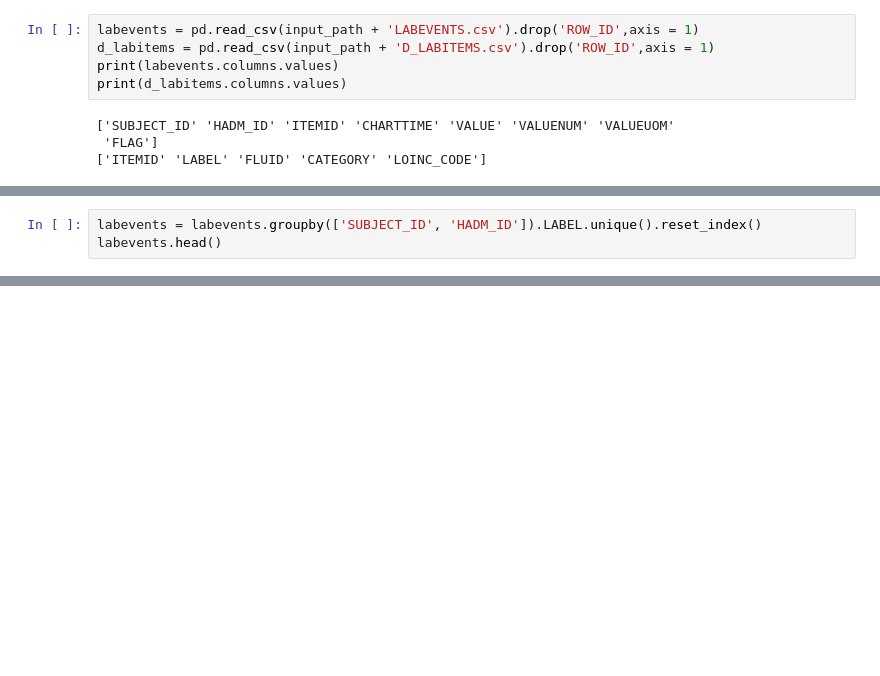
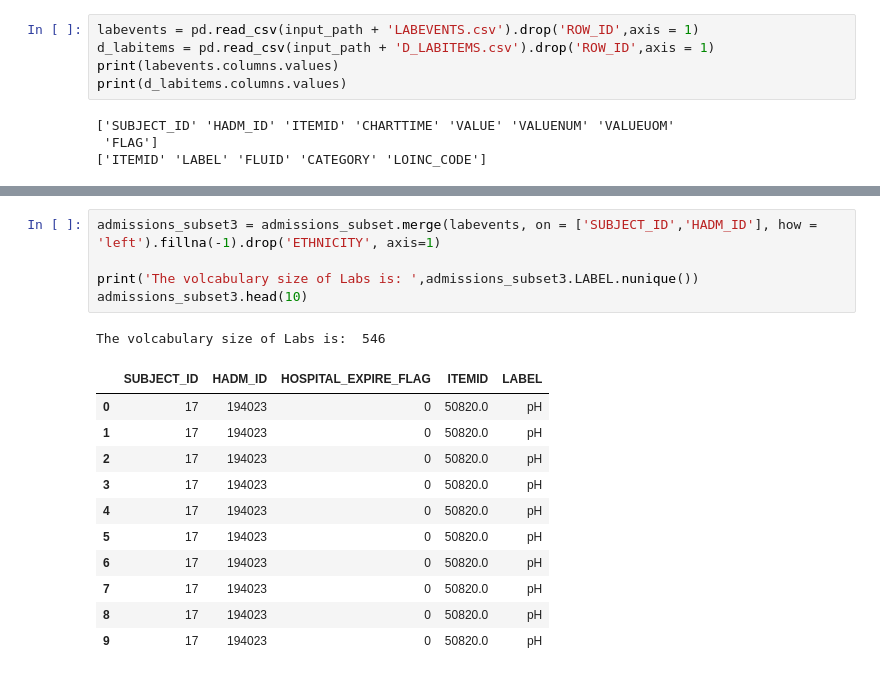
Before and after one commit to bearnomore/CS598_DL4Health, a Jupyter notebook: CS598_DL4Health_Dataset_Processing.ipynb, the cells around one changed output, grey strips where cells are left out. Drawn from its saved outputs; the diff is of its cells as text; blank space fills up the shorter version.

```diff
--- a/CS598_DL4Health_Dataset_Processing.ipynb
+++ b/CS598_DL4Health_Dataset_Processing.ipynb
@@ -217,3 +254,0 @@ labevents.head()
-# %%
-labevents = labevents.groupby(['SUBJECT_ID', 'HADM_ID']).LABEL.unique().reset_index()
-labevents.head()
@@ -240,0 +255,18 @@ the number of lab item is:  545
+# %%
+admissions_subset3 = admissions_subset.merge(labevents, on = ['SUBJECT_ID','HADM_ID'], how = 'left').fillna(-1).drop('ETHNICITY', axis=1)
+
+print('The volcabulary size of Labs is: ',admissions_subset3.LABEL.nunique())
+admissions_subset3.head(10)
+# %% [output]
+The volcabulary size of Labs is:  546
+|  | SUBJECT_ID | HADM_ID | HOSPITAL_EXPIRE_FLAG | ITEMID | LABEL |
+| 0 | 17 | 194023 | 0 | 50820.0 | pH |
+| 1 | 17 | 194023 | 0 | 50820.0 | pH |
+| 2 | 17 | 194023 | 0 | 50820.0 | pH |
+| 3 | 17 | 194023 | 0 | 50820.0 | pH |
+| 4 | 17 | 194023 | 0 | 50820.0 | pH |
+| 5 | 17 | 194023 | 0 | 50820.0 | pH |
+| 6 | 17 | 194023 | 0 | 50820.0 | pH |
+| 7 | 17 | 194023 | 0 | 50820.0 | pH |
+| 8 | 17 | 194023 | 0 | 50820.0 | pH |
+| 9 | 17 | 194023 | 0 | 50820.0 | pH |
```
Also changed, not shown: parts of 23 cells of this notebook.
